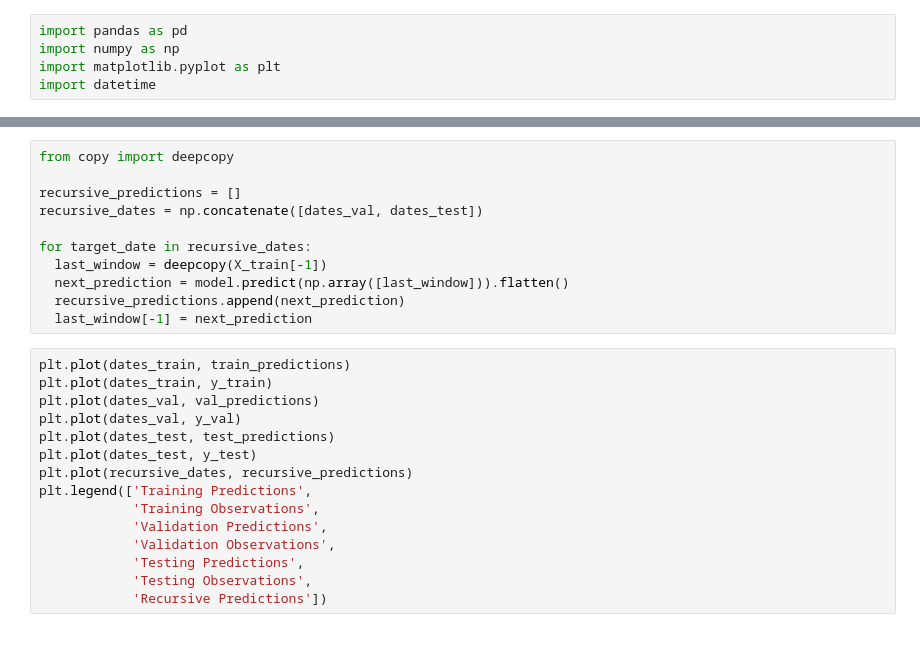
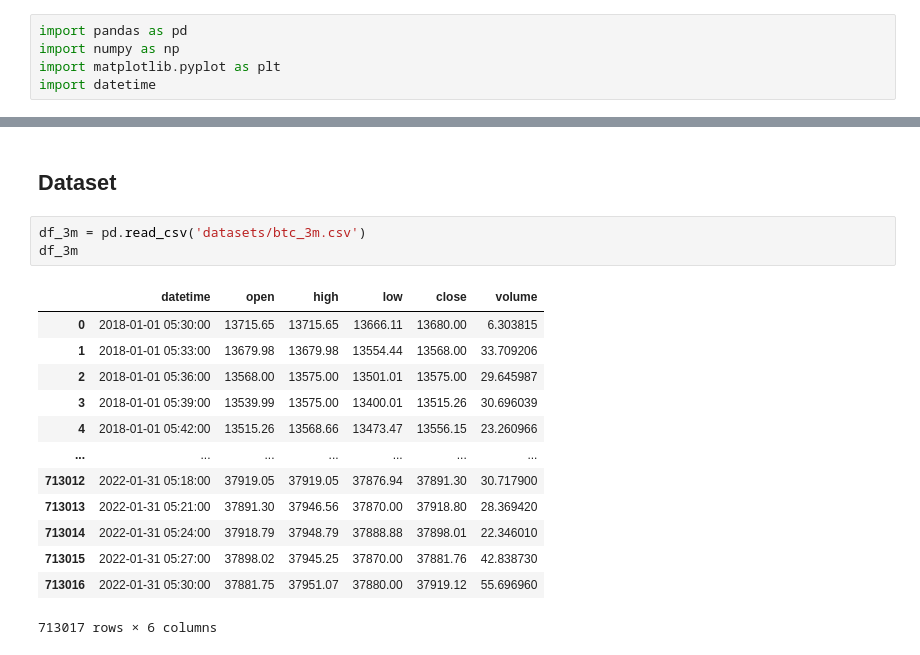
Before and after one commit to AI-ApeX-DeV/DTG, a Jupyter notebook: IITK_LSTM.ipynb, the cells around one changed output, grey strips where cells are left out. Cells and saved outputs as stored; diff of their text form.

```diff
--- a/IITK_LSTM.ipynb
+++ b/IITK_LSTM.ipynb
@@ -207,26 +6,19 @@ plt.legend(['Training Predictions',
-# %%
-from copy import deepcopy
-
-recursive_predictions = []
-recursive_dates = np.concatenate([dates_val, dates_test])
-
-for target_date in recursive_dates:
-  last_window = deepcopy(X_train[-1])
-  next_prediction = model.predict(np.array([last_window])).flatten()
-  recursive_predictions.append(next_prediction)
-  last_window[-1] = next_prediction
-# %%
-plt.plot(dates_train, train_predictions)
-plt.plot(dates_train, y_train)
-plt.plot(dates_val, val_predictions)
-plt.plot(dates_val, y_val)
-plt.plot(dates_test, test_predictions)
-plt.plot(dates_test, y_test)
-plt.plot(recursive_dates, recursive_predictions)
-plt.legend(['Training Predictions',
-            'Training Observations',
-            'Validation Predictions',
-            'Validation Observations',
-            'Testing Predictions',
-            'Testing Observations',
-            'Recursive Predictions'])
+# %% [markdown]
+## Dataset
+# %%
+df_3m = pd.read_csv('datasets/btc_3m.csv')
+df_3m
+# %% [output]
+|  | datetime | open | high | low | close | volume |
+| 0 | 2018-01-01 05:30:00 | 13715.65 | 13715.65 | 13666.11 | 13680.00 | 6.303815 |
+| 1 | 2018-01-01 05:33:00 | 13679.98 | 13679.98 | 13554.44 | 13568.00 | 33.709206 |
+| 2 | 2018-01-01 05:36:00 | 13568.00 | 13575.00 | 13501.01 | 13575.00 | 29.645987 |
+| 3 | 2018-01-01 05:39:00 | 13539.99 | 13575.00 | 13400.01 | 13515.26 | 30.696039 |
+| 4 | 2018-01-01 05:42:00 | 13515.26 | 13568.66 | 13473.47 | 13556.15 | 23.260966 |
+| ... | ... | ... | ... | ... | ... | ... |
+| 713012 | 2022-01-31 05:18:00 | 37919.05 | 37919.05 | 37876.94 | 37891.30 | 30.717900 |
+| 713013 | 2022-01-31 05:21:00 | 37891.30 | 37946.56 | 37870.00 | 37918.80 | 28.369420 |
+| 713014 | 2022-01-31 05:24:00 | 37918.79 | 37948.79 | 37888.88 | 37898.01 | 22.346010 |
+| 713015 | 2022-01-31 05:27:00 | 37898.02 | 37945.25 | 37870.00 | 37881.76 | 42.838730 |
+| 713016 | 2022-01-31 05:30:00 | 37881.75 | 37951.07 | 37880.00 | 37919.12 | 55.696960 |
+713017 rows × 6 columns
```
Also changed, not shown: parts of 38 cells of this notebook, 5 other files.
